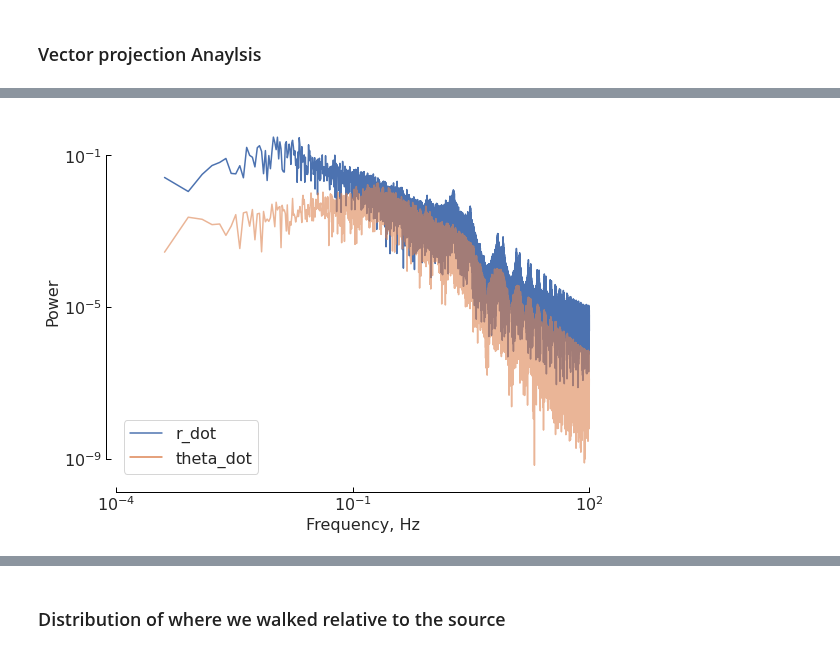
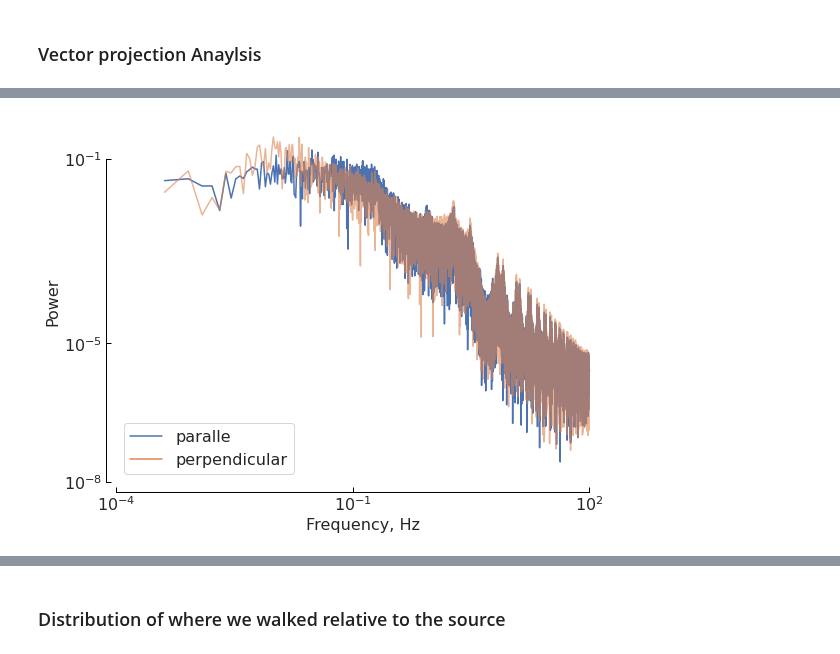
Before and after one commit to arunavanag591/odor_analysis, a Jupyter notebook: data_exploration/dataTrajectoryAnalysis.ipynb, the cells around one changed output, grey strips where cells are left out. Cells and saved outputs as stored; diff of their text form; code cells hidden in the pictures.

Commit message:
added new trajectory calculation

```diff
--- a/data_exploration/dataTrajectoryAnalysis.ipynb
+++ b/data_exploration/dataTrajectoryAnalysis.ipynb
@@ -145,10 +158,8 @@ fig.savefig('../../Figure/timeseriesforest.jpeg', dpi=300, bbox_inches = "tight"
 # %%
 dt = dat.time[1] - dat.time[0]
 
-f_parallel_x, parallel_x_fft = fft_of_data(np.array(dat.parallel_x), dt)
-f_parallel_y, parallel_y_fft = fft_of_data(np.array(dat.parallel_y), dt)
-f_perpendicular_x, perpendicular_x_fft = fft_of_data(np.array(dat.perpendicular_x), dt)
-f_perpendicular_y, perpendicular_y_fft = fft_of_data(np.array(dat.perpendicular_y), dt)
+f_parallel, parallel_fft = fft_of_data(np.array(dat.parallel), dt)
+f_perpendicular, perpendicular_fft = fft_of_data(np.array(dat.perpendicular), dt)
 # %%
 # Plot the FFT results for parallel components
 f, axs = plt.subplots(2, 1, figsize=(10, 10))
@@ -198,31 +186,25 @@ f.savefig('../../Figure/PerpendicularForest.jpeg', dpi=300, bbox_inches="tight")
 # %%
 f,ax = plt.subplots(1,1, figsize=(8,6))
 
-# ax.axvspan(-3.5, -1,  alpha=0.2)
-# ax.axvline(1, color='r')
-ax.plot(np.log10(f1), np.log10(rdot_fft), label='r_dot')
-ax.plot(np.log10(f2), np.log10(thetadot_fft), label='theta_dot', alpha=0.6)
+ax.plot(np.log10(f_parallel), np.log10(parallel_fft), label='paralle')
+ax.plot(np.log10(f_perpendicular), np.log10(perpendicular_fft), label='perpendicular', alpha=0.6)
 
 ax.set_xlabel('Frequency, Hz')
 ax.set_ylabel('Power')
 ax.grid(False)
 
-
-
 mpl_functions.adjust_spines(ax,['left', 'bottom'],spine_locations={},
-                            smart_bounds=True, xticks=[-4,-1,2],yticks=[-9,-5,-1],linewidth=1)
+                            smart_bounds=True, xticks=[-4,-1,2],yticks=[-8,-5,-1],linewidth=1)
 ax.set_xticklabels([r'$10^{-4}$',r'$10^{-1}$', r'$10^{2}$'])
-ax.set_yticklabels([r'$10^{-9}$',r'$10^{-5}$', r'$10^{-1}$'])
+ax.set_yticklabels([r'$10^{-8}$',r'$10^{-5}$', r'$10^{-1}$'])
 
 f.tight_layout(pad=1)
 figurefirst.mpl_functions.set_fontsize(f, 16)
-
-# f.suptitle('Trajectory Length = 25 s')
 
 leg = ax.legend(loc='lower left', fontsize=16)
 for lh in leg.legendHandles:
     lh.set_alpha(1)
 
-f.savefig('../../Figure/hws1.jpeg', dpi=300, bbox_inches = "tight")
+# f.savefig('../../Figure/hws1.jpeg', dpi=300, bbox_inches = "tight")
 # %% [output]
-[figure, old version]
+[figure, new version]
```
Also changed, not shown: parts of 11 cells of this notebook.
